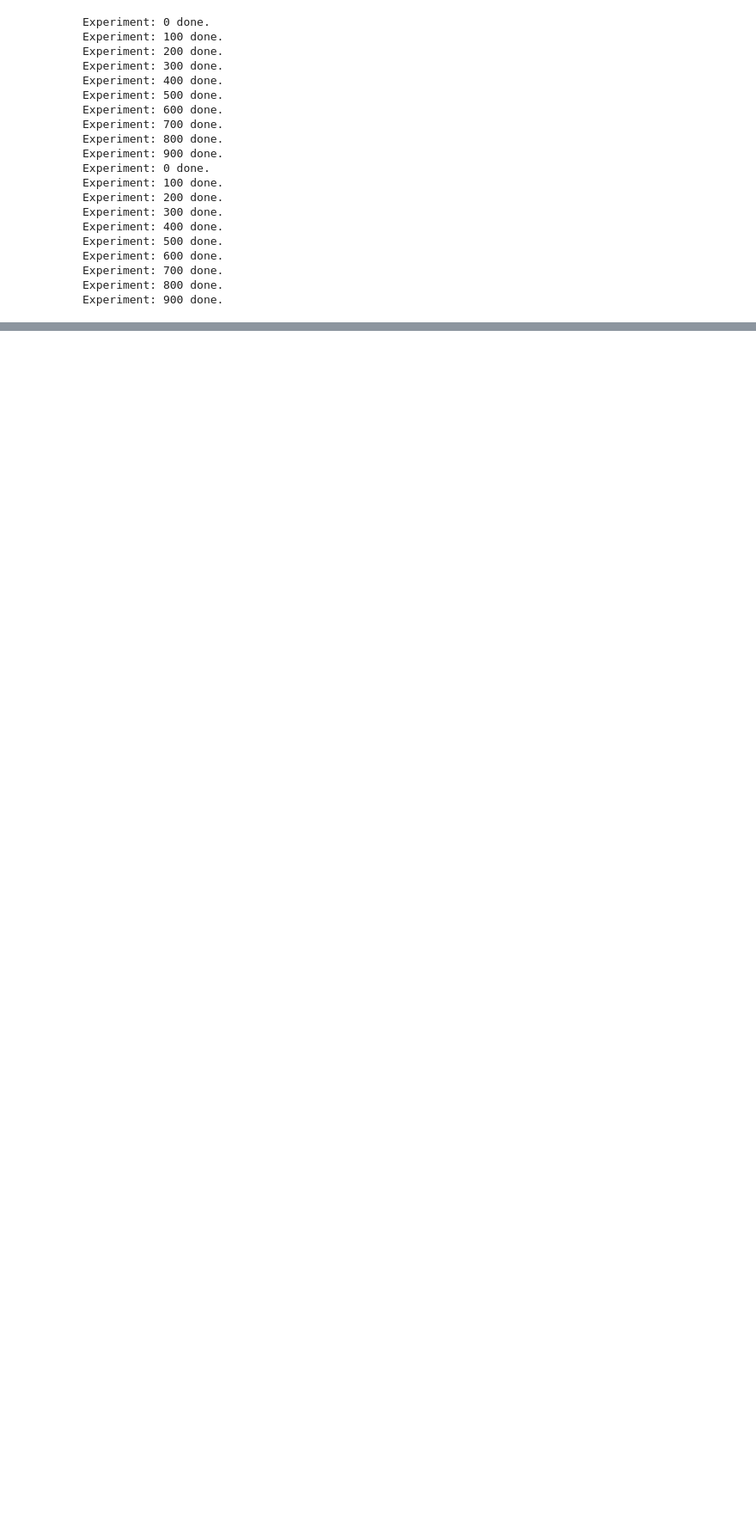
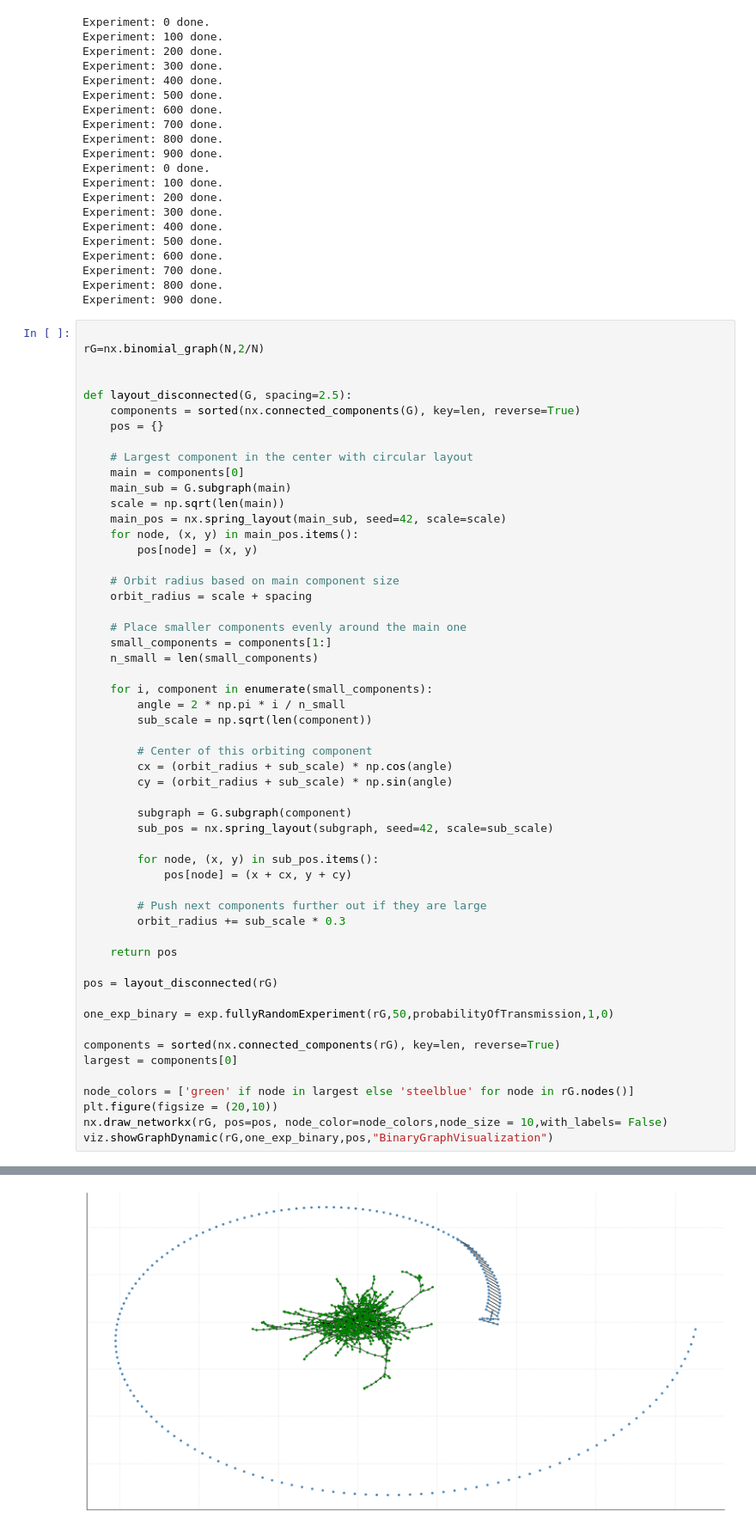
Before and after one commit to romgou74/Networks-Graded-Lab, a Jupyter notebook: Lab6 - Notebook.ipynb, the cells around one changed output, grey strips where cells are left out. Shown at 86% size. Saved outputs shown, nothing was run; the diff lists cells and outputs as text; blank space fills up the shorter version.

Commit message:
Graph Visualisation and explanation

```diff
--- a/Lab6 - Notebook.ipynb
+++ b/Lab6 - Notebook.ipynb
@@ -499,3 +502,58 @@ Experiment: 600 done.
 Experiment: 700 done.
 Experiment: 800 done.
 Experiment: 900 done.
+# %%
+
+rG=nx.binomial_graph(N,2/N)
+
+
+def layout_disconnected(G, spacing=2.5):
+    components = sorted(nx.connected_components(G), key=len, reverse=True)
+    pos = {}
+
+    # Largest component in the center with circular layout
+    main = components[0]
+    main_sub = G.subgraph(main)
+    scale = np.sqrt(len(main))
+    main_pos = nx.spring_layout(main_sub, seed=42, scale=scale)
+    for node, (x, y) in main_pos.items():
+        pos[node] = (x, y)
+
+    # Orbit radius based on main component size
+    orbit_radius = scale + spacing
+
+    # Place smaller components evenly around the main one
+    small_components = components[1:]
+    n_small = len(small_components)
+
+    for i, component in enumerate(small_components):
+        angle = 2 * np.pi * i / n_small
+        sub_scale = np.sqrt(len(component))
+
+        # Center of this orbiting component
+        cx = (orbit_radius + sub_scale) * np.cos(angle)
+        cy = (orbit_radius + sub_scale) * np.sin(angle)
+
+        subgraph = G.subgraph(component)
+        sub_pos = nx.spring_layout(subgraph, seed=42, scale=sub_scale)
+
+        for node, (x, y) in sub_pos.items():
+            pos[node] = (x + cx, y + cy)
+
+        # Push next components further out if they are large
+        orbit_radius += sub_scale * 0.3
+
+    return pos
+
+pos = layout_disconnected(rG)
+
+one_exp_binary = exp.fullyRandomExperiment(rG,50,probabilityOfTransmission,1,0)
+
+components = sorted(nx.connected_components(rG), key=len, reverse=True)
+largest = components[0]
+
+node_colors = ['green' if node in largest else 'steelblue' for node in rG.nodes()]
+plt.figure(figsize = (20,10))
+nx.draw_networkx(rG, pos=pos, node_color=node_colors,node_size = 10,with_labels= False)
+viz.showGraphDynamic(rG,one_exp_binary,pos,"BinaryGraphVisualization")
+# %% [output]
@@ -502,3 +566,4 @@ Experiment: 900 done.
+[figure, added]
 # %%
 # Graph of infection in two groups through time
 
```
Also changed, not shown: parts of 8 cells of this notebook, 1 other file.
